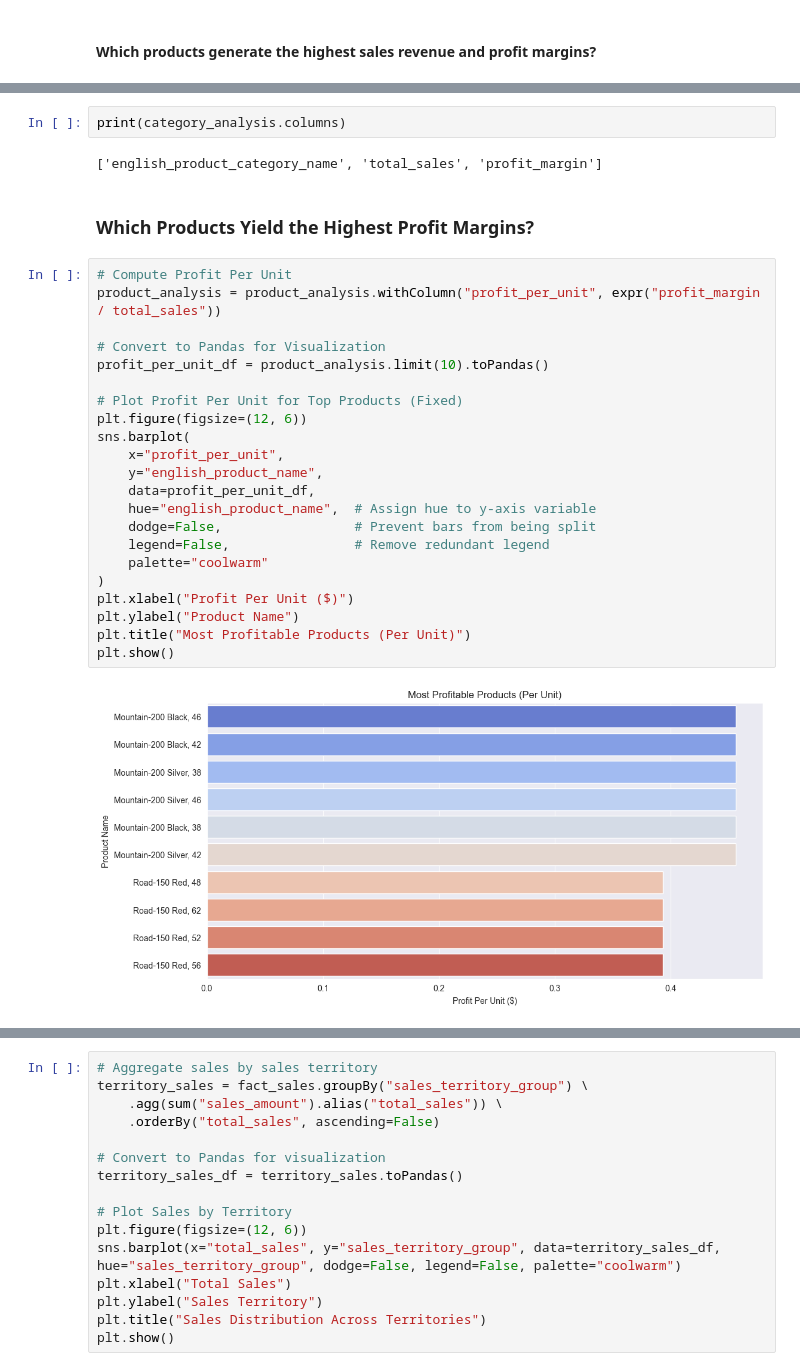
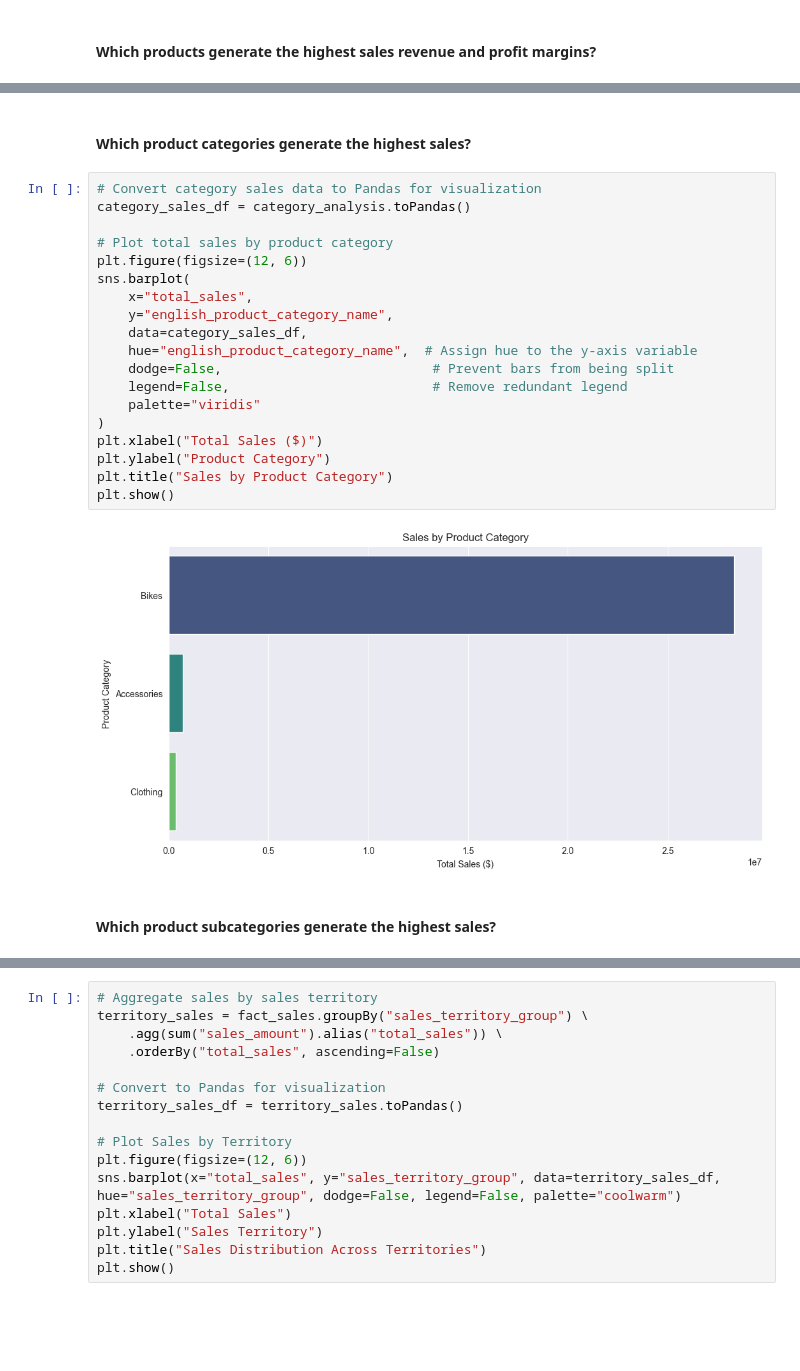
Before and after one commit to JamesAdeshina/BigDataProcessing, a Jupyter notebook: newEnv.ipynb, the cells around one changed output, grey strips where cells are left out. Drawn from its saved outputs; the diff is of its cells as text; blank space fills up the shorter version.

```diff
--- a/newEnv.ipynb
+++ b/newEnv.ipynb
@@ -466,30 +468,25 @@ Passing `palette` without assigning `hue` is deprecated and will be removed in v
-# %%
-print(category_analysis.columns)
-# %% [output]
-['english_product_category_name', 'total_sales', 'profit_margin']
-# %% [markdown]
-### Which Products Yield the Highest Profit Margins?
-# %%
-# Compute Profit Per Unit
-product_analysis = product_analysis.withColumn("profit_per_unit", expr("profit_margin / total_sales"))
-
-# Convert to Pandas for Visualization
-profit_per_unit_df = product_analysis.limit(10).toPandas()
-
-# Plot Profit Per Unit for Top Products (Fixed)
-plt.figure(figsize=(12, 6))
-sns.barplot(
-    x="profit_per_unit",
-    y="english_product_name",
-    data=profit_per_unit_df,
-    hue="english_product_name",  # Assign hue to y-axis variable
-    dodge=False,                 # Prevent bars from being split
-    legend=False,                # Remove redundant legend
-    palette="coolwarm"
-)
-plt.xlabel("Profit Per Unit ($)")
-plt.ylabel("Product Name")
-plt.title("Most Profitable Products (Per Unit)")
-plt.show()
-# %% [output]
-[figure, removed]
+# %% [markdown]
+#### Which product categories generate the highest sales?
+# %%
+# Convert category sales data to Pandas for visualization
+category_sales_df = category_analysis.toPandas()
+
+# Plot total sales by product category
+plt.figure(figsize=(12, 6))
+sns.barplot(
+    x="total_sales",
+    y="english_product_category_name",
+    data=category_sales_df,
+    hue="english_product_category_name",  # Assign hue to the y-axis variable
+    dodge=False,                           # Prevent bars from being split
+    legend=False,                          # Remove redundant legend
+    palette="viridis"
+)
+plt.xlabel("Total Sales ($)")
+plt.ylabel("Product Category")
+plt.title("Sales by Product Category")
+plt.show()
+# %% [output]
+[figure, added]
+# %% [markdown]
+#### Which product subcategories generate the highest sales?
```
Also changed, not shown: parts of 58 cells of this notebook.
